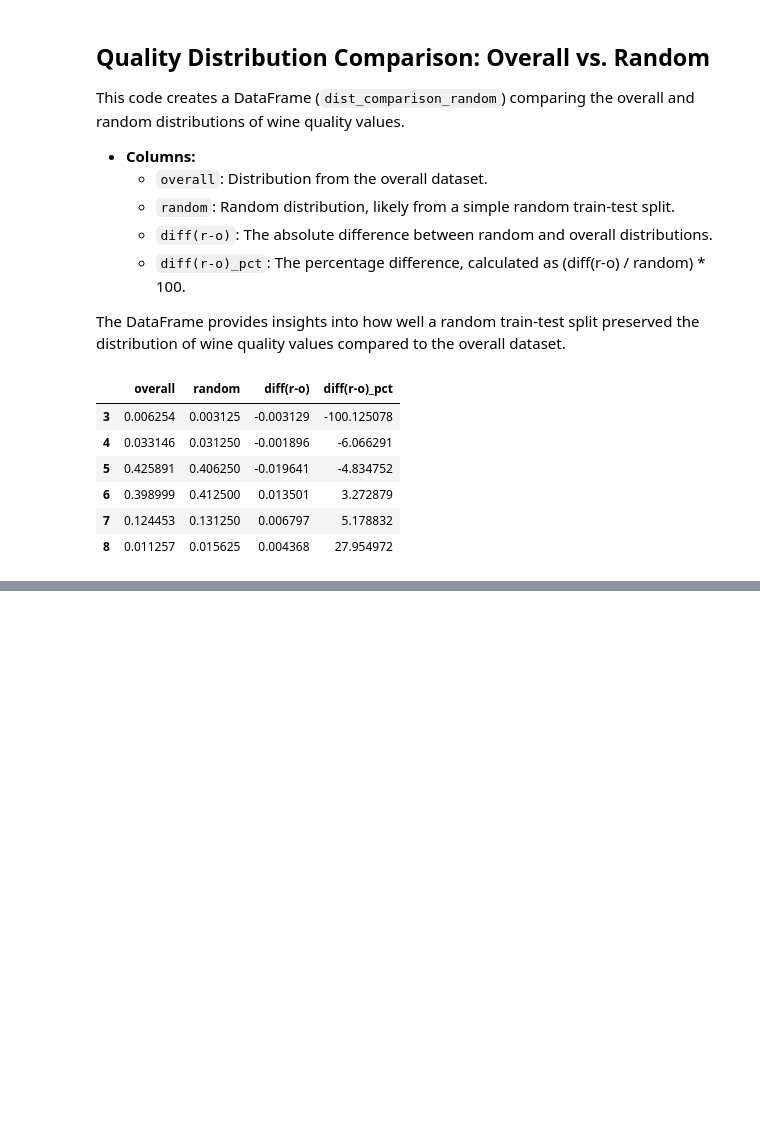
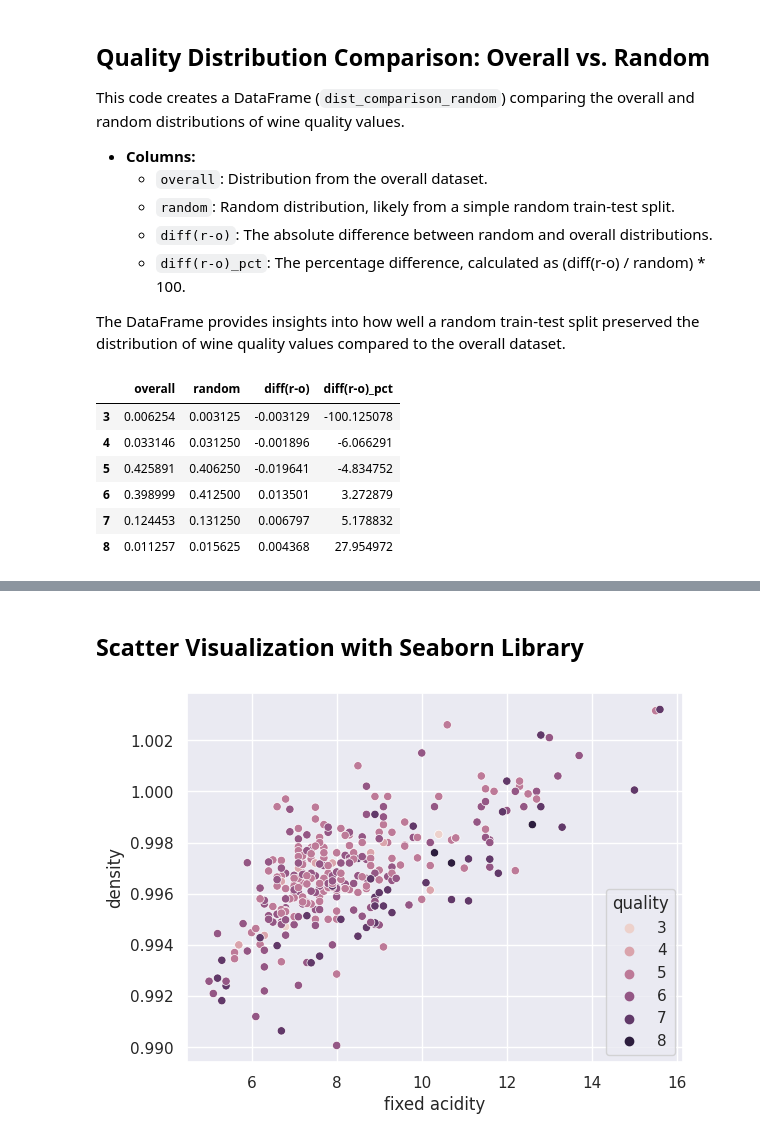
Before and after one commit to Matrixmang0/Machine-Learning-Practice, a Jupyter notebook: Week 1/The_Bigger_Picture.ipynb, the cells around one changed output, grey strips where cells are left out. Drawn from its saved outputs; the diff is of its cells as text; code cells hidden in the pictures; blank space fills up the shorter version.

```diff
--- a/Week 1/The_Bigger_Picture.ipynb
+++ b/Week 1/The_Bigger_Picture.ipynb
@@ -299,0 +326,8 @@ dist_comparison_random
+# %%
+exploration_set = strat_test_set.copy()
+# %% [markdown]
+## Scatter Visualization with Seaborn Library
+# %%
+sns.scatterplot(x = 'fixed acidity', y = 'density', hue = 'quality', data = exploration_set);
+# %% [output]
+[figure, added]
```
Also changed, not shown: parts of 21 cells of this notebook.
